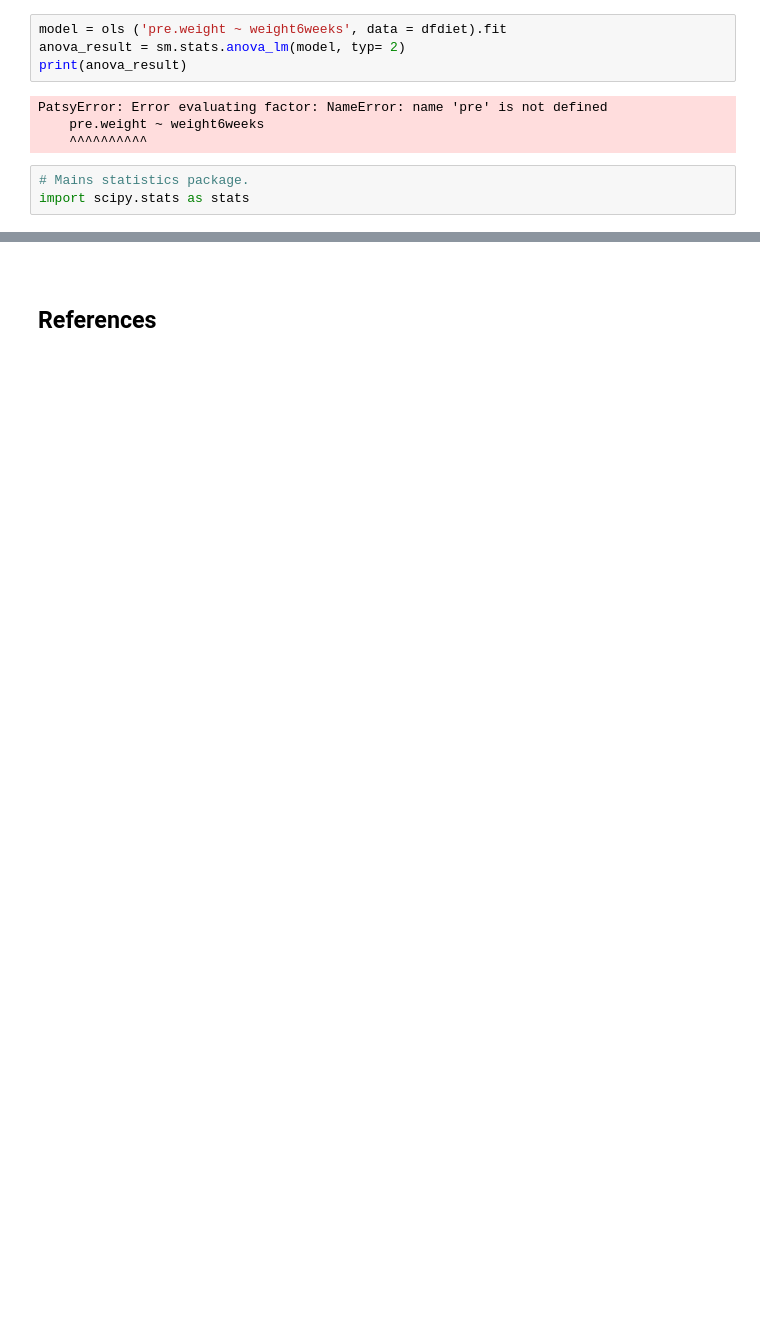
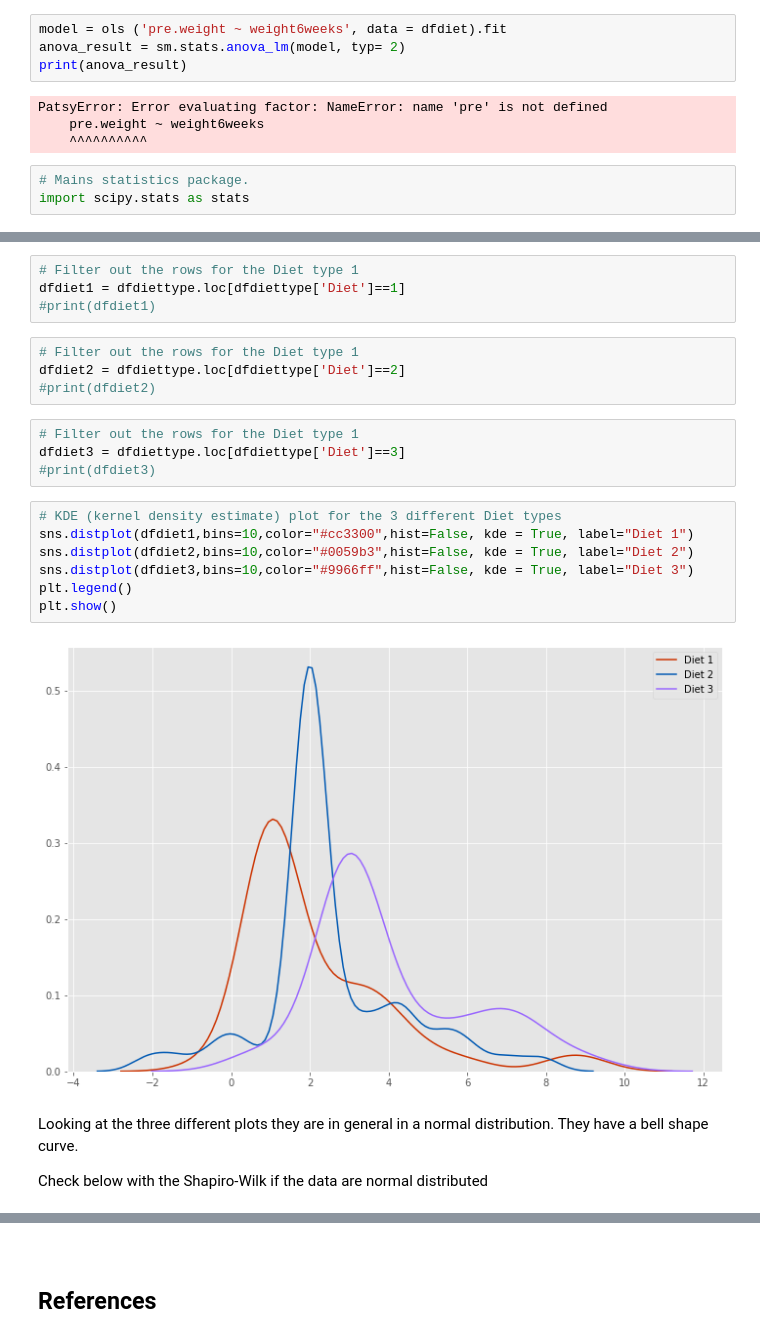
Before and after one commit to Silvio622/Machine-Learning-Scikit-Learn, a Jupyter notebook: scipy-stats.ipynb, the cells around one changed output, grey strips where cells are left out. Cells and saved outputs as stored; diff of their text form; blank space fills up the shorter version.

```diff
--- a/scipy-stats.ipynb
+++ b/scipy-stats.ipynb
@@ -312,0 +483,24 @@ ValueError: could not convert string to float: ''
+# %%
+# Filter out the rows for the Diet type 1
+dfdiet1 = dfdiettype.loc[dfdiettype['Diet']==1]
+#print(dfdiet1)
+# %%
+# Filter out the rows for the Diet type 1
+dfdiet2 = dfdiettype.loc[dfdiettype['Diet']==2]
+#print(dfdiet2)
+# %%
+# Filter out the rows for the Diet type 1
+dfdiet3 = dfdiettype.loc[dfdiettype['Diet']==3]
+#print(dfdiet3)
+# %%
+# KDE (kernel density estimate) plot for the 3 different Diet types
+sns.distplot(dfdiet1,bins=10,color="#cc3300",hist=False, kde = True, label="Diet 1")
+sns.distplot(dfdiet2,bins=10,color="#0059b3",hist=False, kde = True, label="Diet 2")
+sns.distplot(dfdiet3,bins=10,color="#9966ff",hist=False, kde = True, label="Diet 3")
+plt.legend()
+plt.show()
+# %% [output]
+[figure, added]
+# %% [markdown]
+Looking at the three different plots they are in general in a normal distribution. They have a bell shape curve.
+<p>Check below with the Shapiro-Wilk if the data are normal distributed
```
Also changed, not shown: parts of 32 cells of this notebook.
